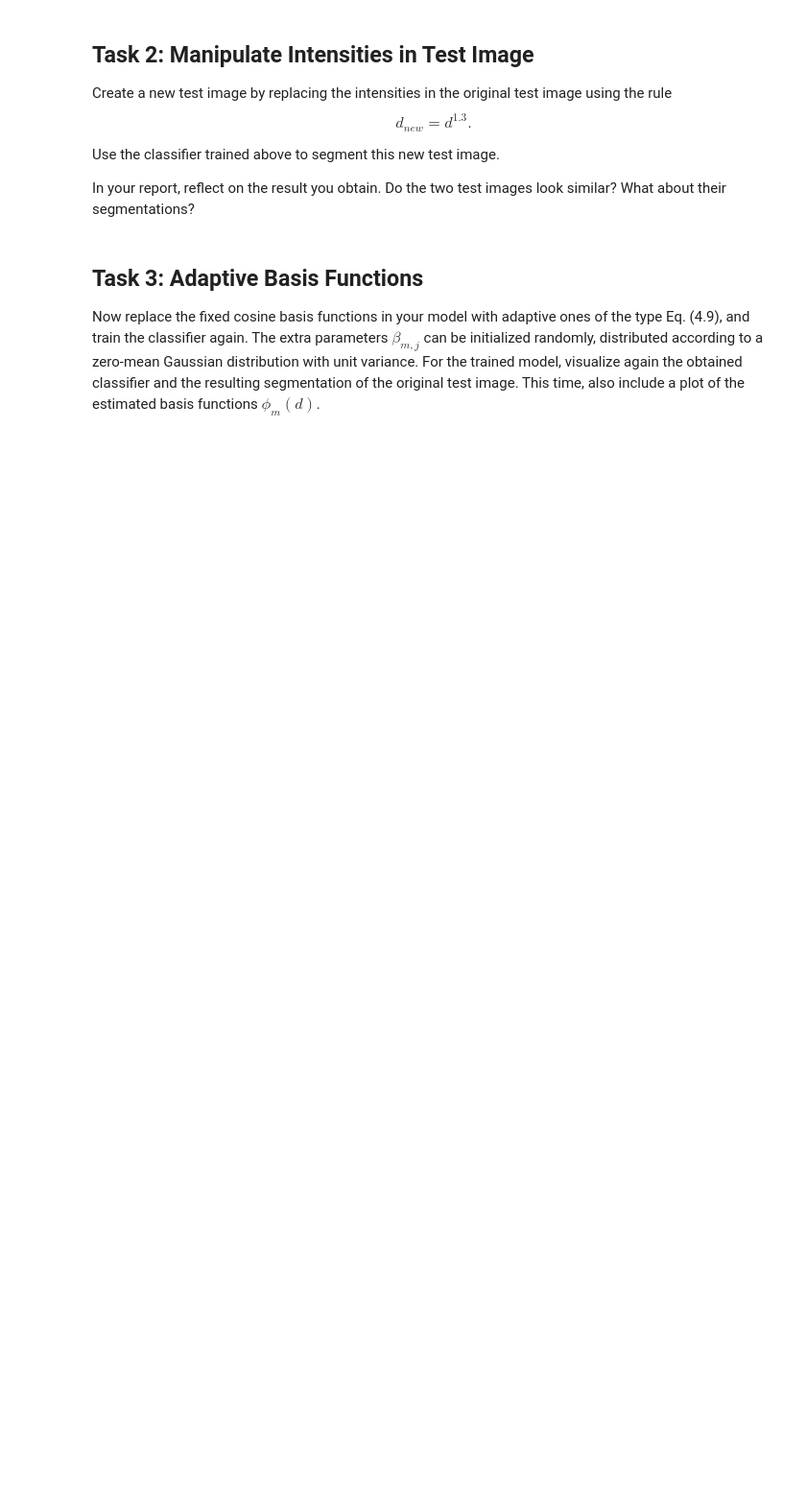
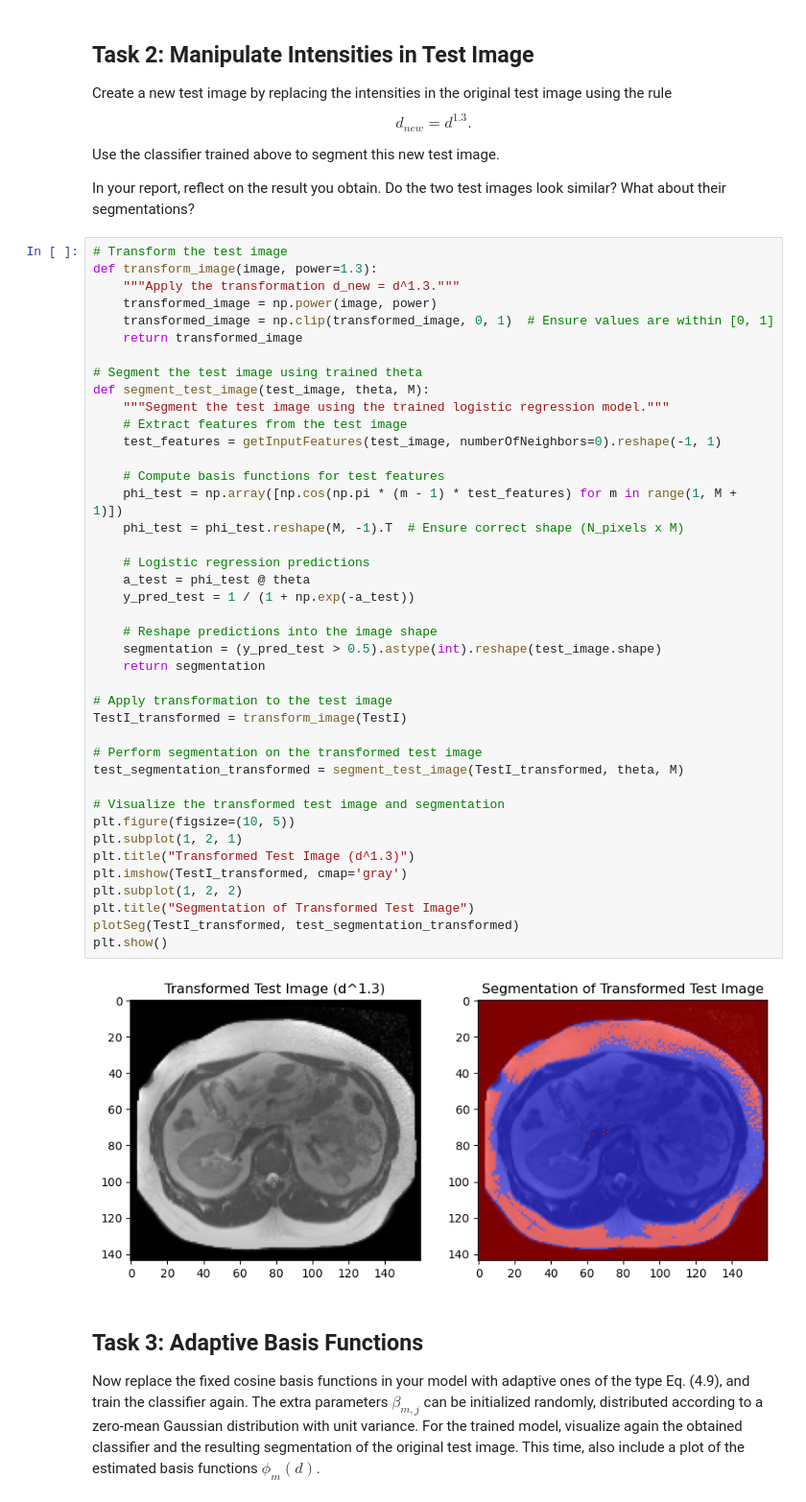
Before and after one commit to aliciags/medical-image-analysis-dtu, a Jupyter notebook: w9/Ex6_student.ipynb, the cells around one changed output. Shown: that part at 96% size. Drawn from its saved outputs; the diff is of its cells as text; blank space fills up the shorter version.

```diff
--- a/w9/Ex6_student.ipynb
+++ b/w9/Ex6_student.ipynb
@@ -217,6 +292,49 @@ $$ d_{new} = d^{1.3}. $$
 Use the classifier trained above to segment this new test image.
 
 In your report, reflect on the result you obtain. Do the two test images look similar? What about their segmentations?
+# %%
+# Transform the test image
+def transform_image(image, power=1.3):
+    """Apply the transformation d_new = d^1.3."""
+    transformed_image = np.power(image, power)
+    transformed_image = np.clip(transformed_image, 0, 1)  # Ensure values are within [0, 1]
+    return transformed_image
+
+# Segment the test image using trained theta
+def segment_test_image(test_image, theta, M):
+    """Segment the test image using the trained logistic regression model."""
+    # Extract features from the test image
+    test_features = getInputFeatures(test_image, numberOfNeighbors=0).reshape(-1, 1)
+
+    # Compute basis functions for test features
+    phi_test = np.array([np.cos(np.pi * (m - 1) * test_features) for m in range(1, M + 1)])
+    phi_test = phi_test.reshape(M, -1).T  # Ensure correct shape (N_pixels x M)
+
+    # Logistic regression predictions
+    a_test = phi_test @ theta
+    y_pred_test = 1 / (1 + np.exp(-a_test))
+
+    # Reshape predictions into the image shape
+    segmentation = (y_pred_test > 0.5).astype(int).reshape(test_image.shape)
+    return segmentation
+
+# Apply transformation to the test image
+TestI_transformed = transform_image(TestI)
+
+# Perform segmentation on the transformed test image
+test_segmentation_transformed = segment_test_image(TestI_transformed, theta, M)
+
+# Visualize the transformed test image and segmentation
+plt.figure(figsize=(10, 5))
+plt.subplot(1, 2, 1)
+plt.title("Transformed Test Image (d^1.3)")
+plt.imshow(TestI_transformed, cmap='gray')
+plt.subplot(1, 2, 2)
+plt.title("Segmentation of Transformed Test Image")
+plotSeg(TestI_transformed, test_segmentation_transformed)
+plt.show()
+# %% [output]
+[figure, added]
 # %% [markdown]
 ## Task 3: Adaptive Basis Functions
 
```
Also changed, not shown: parts of 2 cells of this notebook.
